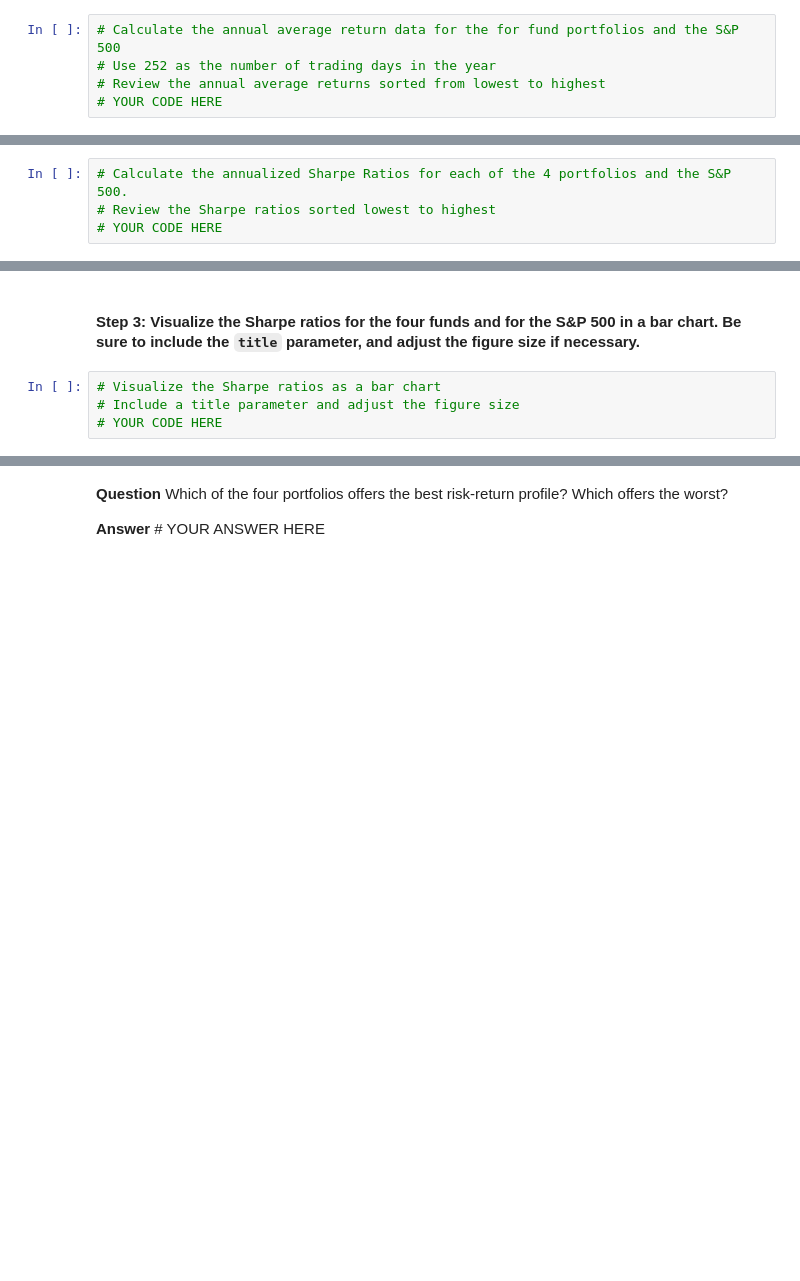
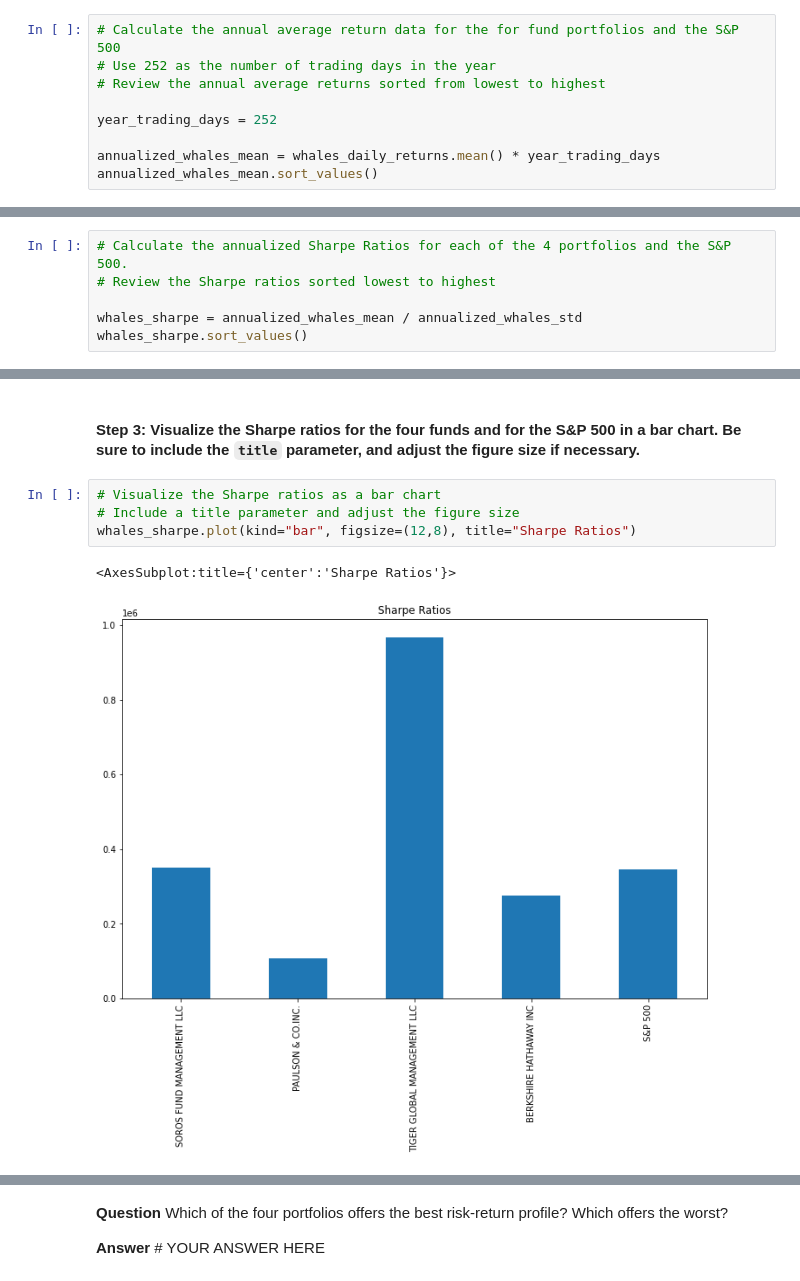
Before and after one commit to MichaelRDionne/Module_4_Challenge, a Jupyter notebook: Starter_Code/risk_return_analysis.ipynb, the cells around one changed output, grey strips where cells are left out. Drawn from its saved outputs; the diff is of its cells as text; blank space fills up the shorter version.

```diff
--- a/Starter_Code/risk_return_analysis.ipynb
+++ b/Starter_Code/risk_return_analysis.ipynb
@@ -326,4 +326,8 @@ To determine the overall risk of an asset or portfolio, quantitative analysts an
 # Calculate the annual average return data for the for fund portfolios and the S&P 500
 # Use 252 as the number of trading days in the year
 # Review the annual average returns sorted from lowest to highest
-# YOUR CODE HERE
+
+year_trading_days = 252
+
+annualized_whales_mean = whales_daily_returns.mean() * year_trading_days
+annualized_whales_mean.sort_values()
@@ -332,4 +343,6 @@ To determine the overall risk of an asset or portfolio, quantitative analysts an
 # %%
 # Calculate the annualized Sharpe Ratios for each of the 4 portfolios and the S&P 500.
 # Review the Sharpe ratios sorted lowest to highest
-# YOUR CODE HERE
+
+whales_sharpe = annualized_whales_mean / annualized_whales_std
+whales_sharpe.sort_values()
@@ -338,6 +358,9 @@ To determine the overall risk of an asset or portfolio, quantitative analysts an
 # %%
 # Visualize the Sharpe ratios as a bar chart
 # Include a title parameter and adjust the figure size
-# YOUR CODE HERE
+whales_sharpe.plot(kind="bar", figsize=(12,8), title="Sharpe Ratios")
+# %% [output]
+<AxesSubplot:title={'center':'Sharpe Ratios'}>
+[figure, added]
 # %% [markdown]
 #### Step 4: Answer the following question: Which of the four portfolios offers the best risk-return profile? Which offers the worst?
```
Also changed, not shown: parts of 3 cells of this notebook.
